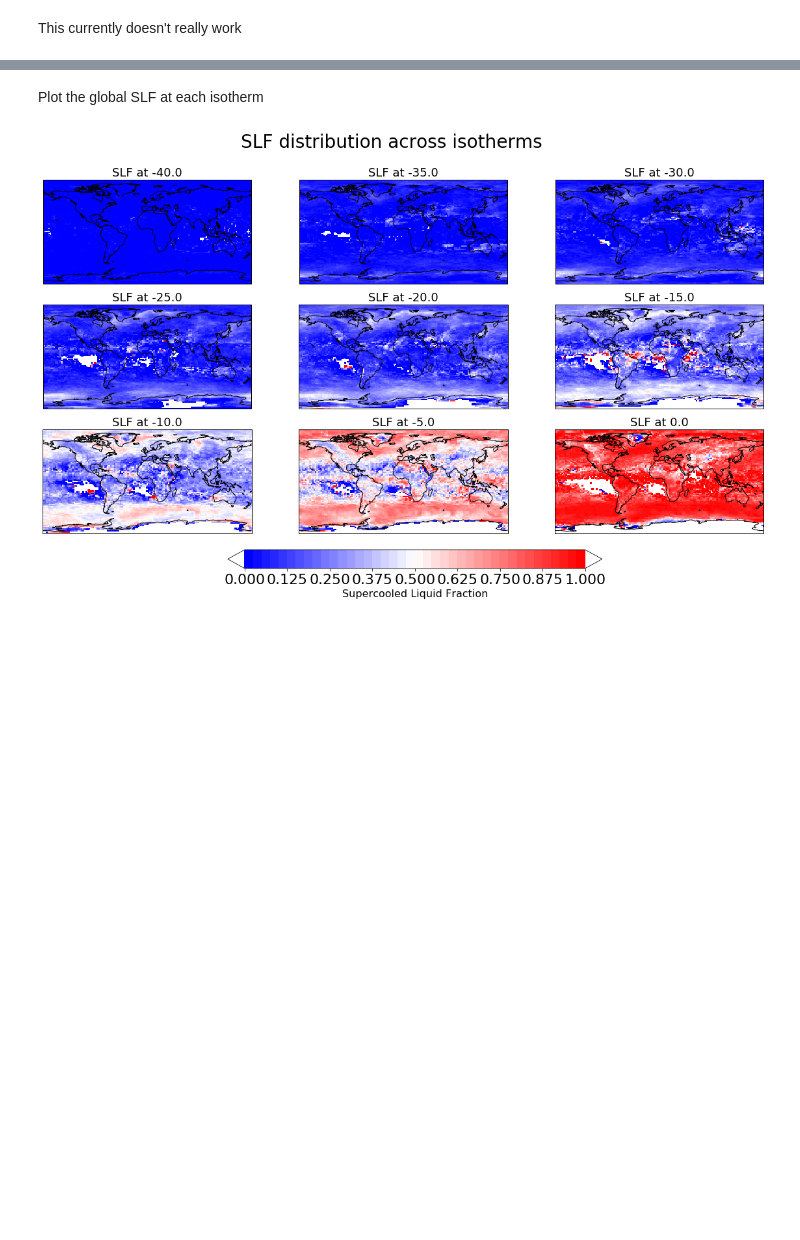
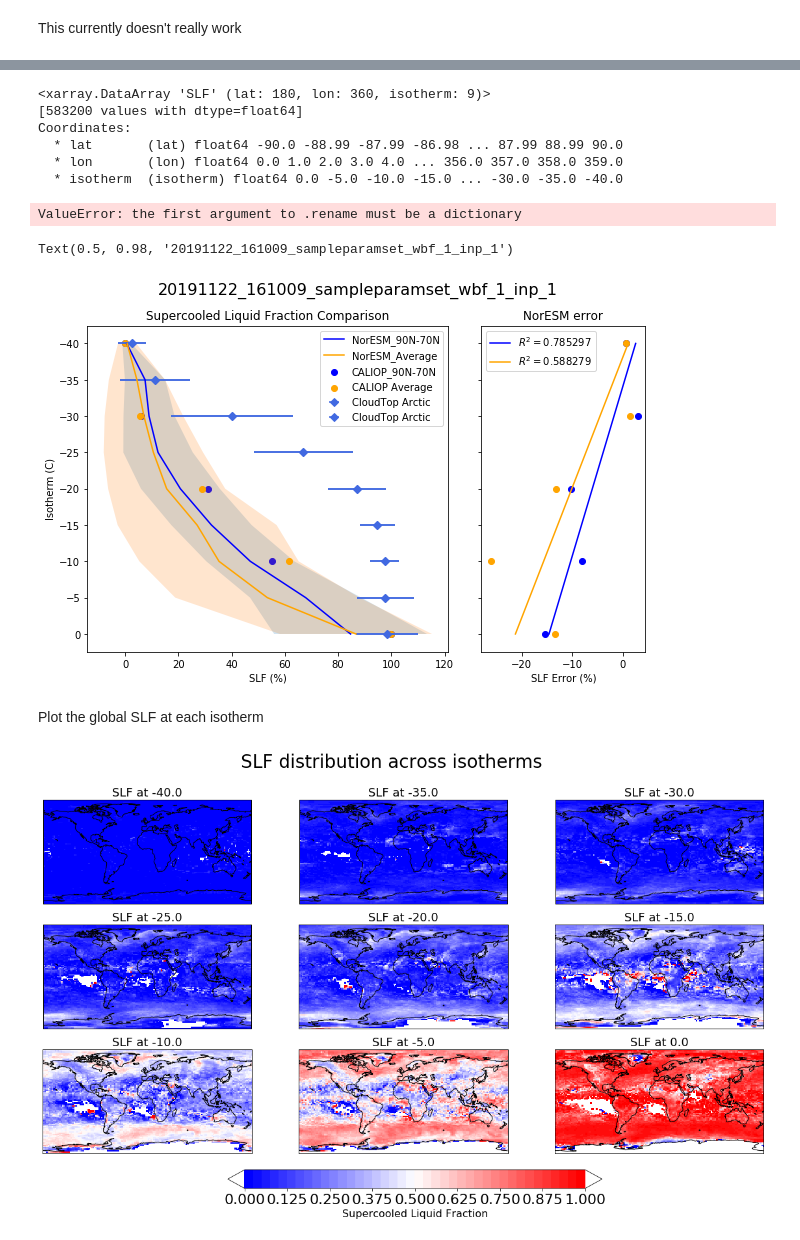
Before and after one commit to jshaw35/netcdf_analysis, a Jupyter notebook: jupy_test.ipynb, the cells around one changed output, grey strips where cells are left out. Drawn from its saved outputs; the diff is of its cells as text; code cells hidden in the pictures; blank space fills up the shorter version.

```diff
--- a/jupy_test.ipynb
+++ b/jupy_test.ipynb
@@ -224,3 +245,64 @@ Text(0.5, 0.98, '20191127_162007_sampleparamset_wbf_0.01_inp_1')
+# %%
+ct_slf = xr.open_dataset('caliop_cloudtop/cloudtop_slfs.nc')['SLF']
+ct_slf
+# %% [output]
+<xarray.DataArray 'SLF' (lat: 180, lon: 360, isotherm: 9)>
+[583200 values with dtype=float64]
+Coordinates:
+  * lat       (lat) float64 -90.0 -88.99 -87.99 -86.98 ... 87.99 88.99 90.0
+  * lon       (lon) float64 0.0 1.0 2.0 3.0 4.0 ... 356.0 357.0 358.0 359.0
+  * isotherm  (isotherm) float64 0.0 -5.0 -10.0 -15.0 ... -30.0 -35.0 -40.0
+# %%
+arctic = 100*ct_slf.sel(lat=slice(70,90)).mean(dim=['lat','lon'])
+arctic_stdev = 100*np.std(ct_slf.sel(lat=slice(70,90)), axis=(0,1))
+all_lat = 100*ct_slf.mean(dim=['lat','lon'])
+all_stdev = 100*np.std(ct_slf, axis=(0,1))
+# %%
+ct_slf['isotherm']
+arctic.rename('slf')
+# %% [output]
+ValueError: the first argument to .rename must be a dictionary
+# %%
+fig1 = plt.figure(figsize=(10,6))#constrained_layout=True)
+spec1 = gridspec.GridSpec(ncols=3, nrows=1, figure=fig1)#, hspace=0.4)
+f1_ax1 = fig1.add_subplot(spec1[0, :-1])
+f1_ax2 = fig1.add_subplot(spec1[0, -1], sharey=f1_ax1)
+axes = [f1_ax1, f1_ax2]
+plt.setp(f1_ax2.get_yticklabels(), visible=False)
+
+isos = np.array(all_slf_clean.index).reshape(-1,1)
+
+fig1.gca().invert_yaxis()
+f1_ax1.set_title('Supercooled Liquid Fraction Comparison'); f1_ax1.set_ylabel('Isotherm (C)'); f1_ax1.set_xlabel('SLF (%)')
+f1_ax2.set_title('NorESM error'); f1_ax2.set_xlabel('SLF Error (%)')
+
+colors = ['blue', 'orange']
+models = ['NorESM_90N-70N', 'NorESM_Average']
+caliops = ['CALIOP_90N-70N', 'CALIOP Average']
+errors = ['Arctic Error', 'Global Error']
+
+# Wrap everything up and iterate!
+for color, model, caliop, error in zip(colors, models, caliops, errors):
+    f1_ax1.plot(all_slf[model], all_slf.index, label=model, color = color) # caliop values
+    f1_ax1.fill_betweenx(all_slf.index, all_slf[model] - 2*all_slf[model + "_STD"], all_slf[model] + 2*all_slf[model + "_STD"], alpha=0.2)
+
+    f1_ax1.scatter(all_slf[caliop], all_slf.index, label=caliop, color = color)
+    f1_ax2.scatter(all_slf[error], all_slf.index, color=color)
+    _r = regress_1d(isos, all_slf_clean[error])
+    _s = _r.score(isos, all_slf_clean[error])
+    f1_ax2.plot(_r.predict(isos), isos, color=color, label = ('$R^2 = %f$' % _s))
+
+    f1_ax1.errorbar(arctic, ct_slf['isotherm'], xerr=2*arctic_stdev, label='CloudTop Arctic', color = 'royalblue', fmt='o', marker='D')
+
+
+#f1_ax2.set_xlim((-30,10))
+f1_ax1.legend()
+f1_ax2.legend()
+
+fig1.suptitle(case, fontsize=16)
+# %% [output]
+Text(0.5, 0.98, '20191122_161009_sampleparamset_wbf_1_inp_1')
+[figure, added]
 # %%
 filename = '%s_slf_comparison.png' % case
 filename
```
Also changed, not shown: parts of 9 cells of this notebook, 1 other file.
